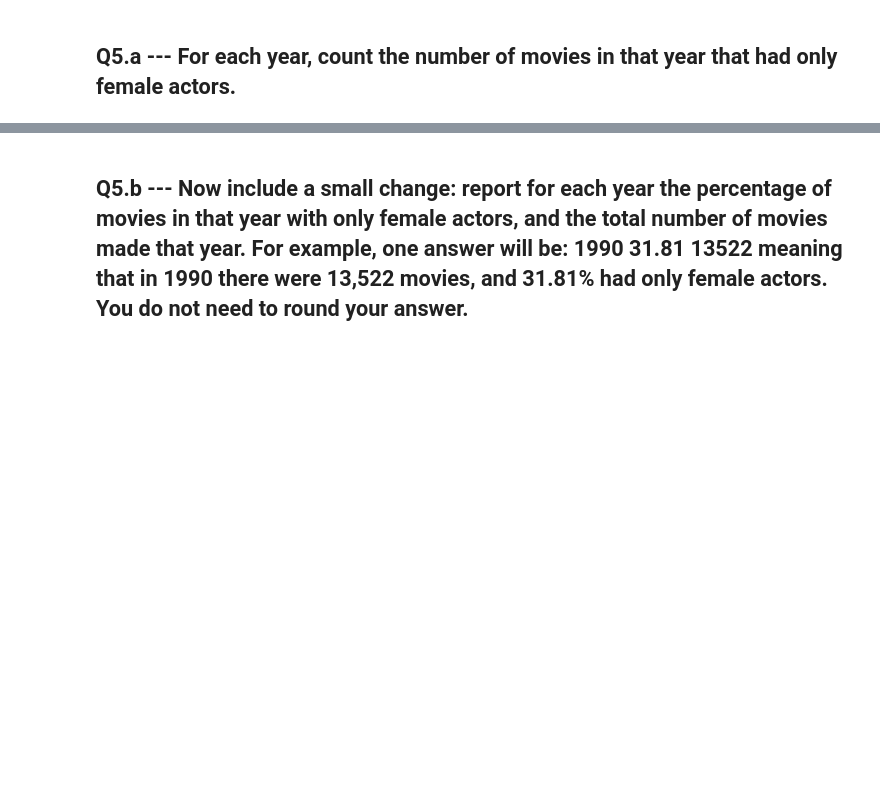
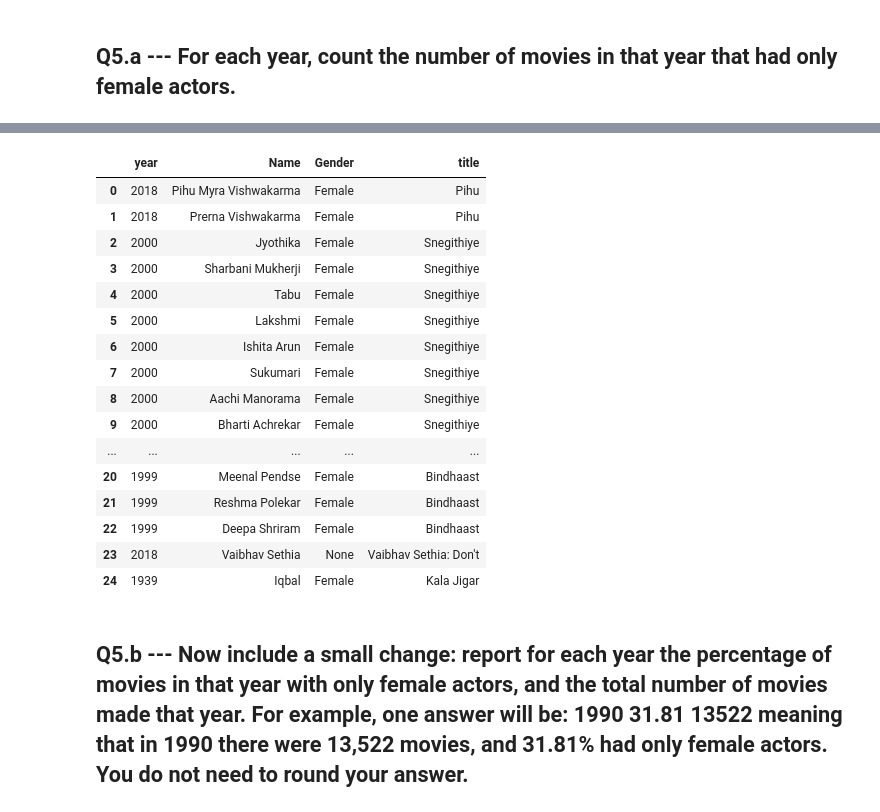
Before and after one commit to santhoshse7en/Applied_Machine_Learning_Online_Course_Solutions, a Jupyter notebook: SQL Assignment on IMDB data/SQL_Assignment_Reference.ipynb, the cells around one changed output, grey strips where cells are left out. Saved outputs shown, nothing was run; the diff lists cells and outputs as text; code cells hidden in the pictures; blank space fills up the shorter version.

```diff
--- a/SQL Assignment on IMDB data/SQL_Assignment_Reference.ipynb
+++ b/SQL Assignment on IMDB data/SQL_Assignment_Reference.ipynb
@@ -200,3 +200,22 @@ Wall time: 182 ms
 | 2 | 2000 | 1 |
 | 3 | 2009 | 1 |
 | 4 | 2012 | 1 |
+# %%
+%%time
+# Write your sql query below
+
+query = """
+        WITH
+        FEMALE_ONLY_MOVIES AS (SELECT MC.MID FROM M_Cast MC INNER JOIN Person P ON P.PID = TRIM(MC.PID) WHERE P.Gender = 'Male')
+
+        SELECT M."year", P.Name, P.Gender, M.title
+        FROM Movie M
+        JOIN M_Cast MC ON TRIM(MC.MID) = M.MID
+        JOIN Person P ON P.PID = TRIM(MC.PID)
+        WHERE M.MID NOT IN FEMALE_ONLY_MOVIES
+        """
+
+q5a = pd.read_sql_query(query, conn)
+print(q5a.shape)
+q5a
+# %% [output]
@@ -203,3 +224,20 @@ Wall time: 182 ms
+|  | year | Name | Gender | title |
+| 0 | 2018 | Pihu Myra Vishwakarma | Female | Pihu |
+| 1 | 2018 | Prerna Vishwakarma | Female | Pihu |
+| 2 | 2000 | Jyothika | Female | Snegithiye |
+| 3 | 2000 | Sharbani Mukherji | Female | Snegithiye |
+| 4 | 2000 | Tabu | Female | Snegithiye |
+| 5 | 2000 | Lakshmi | Female | Snegithiye |
+| 6 | 2000 | Ishita Arun | Female | Snegithiye |
+| 7 | 2000 | Sukumari | Female | Snegithiye |
+| 8 | 2000 | Aachi Manorama | Female | Snegithiye |
+| 9 | 2000 | Bharti Achrekar | Female | Snegithiye |
+| ... | ... | ... | ... | ... |
+| 20 | 1999 | Meenal Pendse | Female | Bindhaast |
+| 21 | 1999 | Reshma Polekar | Female | Bindhaast |
+| 22 | 1999 | Deepa Shriram | Female | Bindhaast |
+| 23 | 2018 | Vaibhav Sethia | None | Vaibhav Sethia: Don't |
+| 24 | 1939 | Iqbal | Female | Kala Jigar |
 # %% [markdown]
 ## Q5.b --- Now include a small change: report for each year the percentage of movies in that year with only female actors, and the total number of movies made that year. For example, one answer will be: 1990 31.81 13522 meaning that in 1990 there were 13,522 movies, and 31.81% had only female actors. You do not need to round your answer.
 # %%
```
Also changed, not shown: parts of 12 cells of this notebook.
